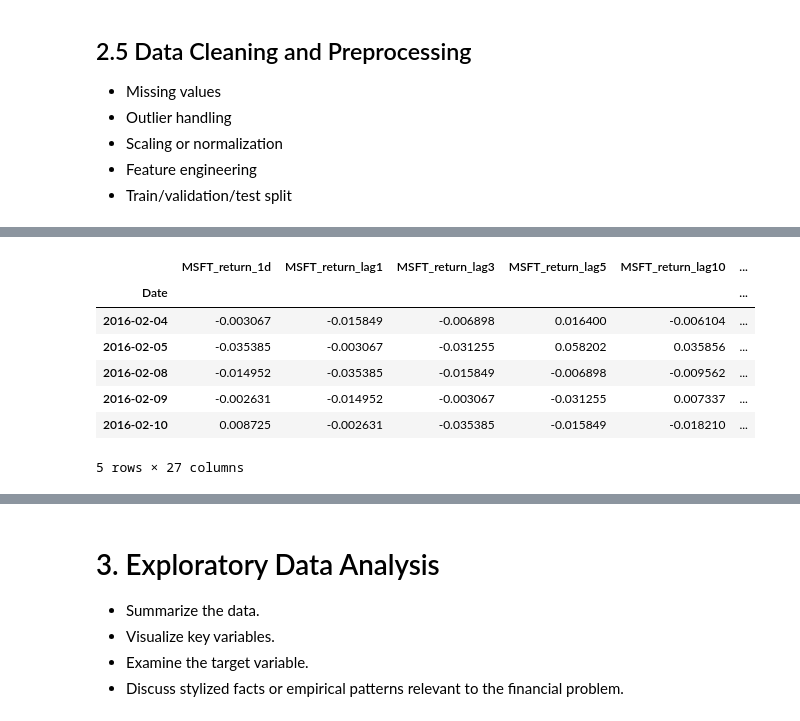
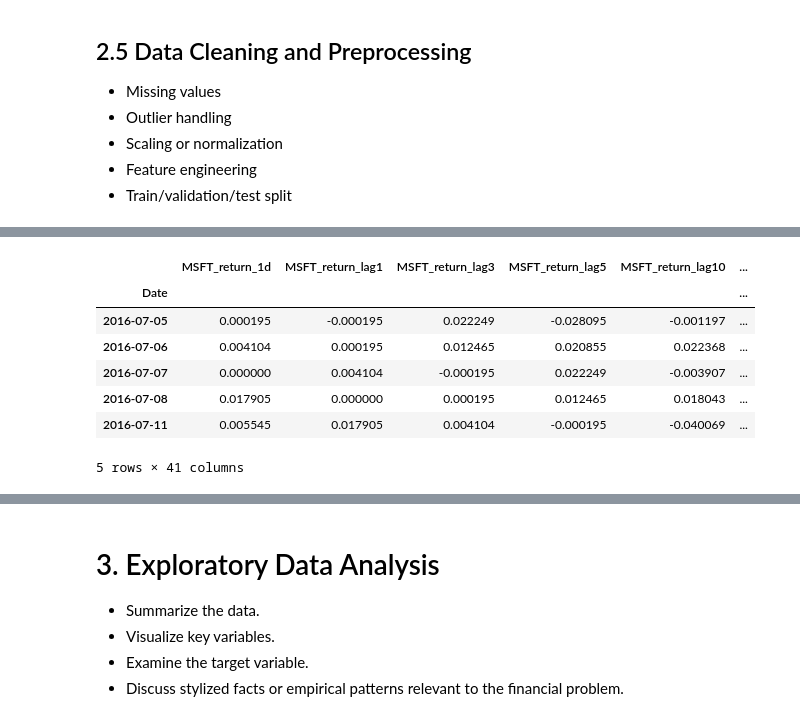
Before and after one commit to Emmaxustar/msft-volatility-prediction, a Jupyter notebook: CFRM521_project_template.ipynb, the cells around one changed output, grey strips where cells are left out. Drawn from its saved outputs; the diff is of its cells as text; code cells hidden in the pictures.

```diff
--- a/CFRM521_project_template.ipynb
+++ b/CFRM521_project_template.ipynb
@@ -68,7 +88,17 @@ np.random.seed(42)
 import yfinance as yf
 
 # Load data
-tickers = ['MSFT', 'SPY', 'QQQ', 'XLK', '^VIX']
+tickers = [
+    'MSFT',
+    'SPY',
+    'QQQ',
+    'XLK',
+    '^VIX',
+    '^VXN',
+    '^TNX',
+    'SOXX',
+    'TLT'
+]
 
 data = yf.download(
     tickers,
@@ -209,10 +275,10 @@ df['target_volatility_21d'] = (
 )
 # %%
 # =========================
-# 11. Final model dataset
+# 12. Final model dataset
 # =========================
 
-feature_cols = [
+core_feature_cols = [
     'MSFT_return_1d',
     'MSFT_return_lag1',
     'MSFT_return_lag3',
@@ -244,6 +310,30 @@ feature_cols = [
     'MSFT_minus_SPY_return'
 ]
 
+additional_feature_cols = [
+    'MSFT_rolling_vol_63',
+    'MSFT_rolling_vol_126',
+
+    'VIX_rolling_mean_21',
+    'VIX_rolling_mean_63',
+
+    'VXN_level',
+    'VXN_change',
+    'VXN_lag1',
+
+    'TNX_level',
+    'TNX_change',
+    'TNX_lag1',
+
+    'SOXX_return_1d',
+    'SOXX_rolling_vol_21',
+
+    'TLT_return_1d',
+    'TLT_rolling_vol_21'
+]
+
+feature_cols = core_feature_cols + additional_feature_cols
+
 target_cols = [
     'target_volatility_1d',
     'target_volatility_5d',
@@ -294,11 +384,11 @@ Final model_data shape: (2471, 27)
 |  | MSFT_return_1d | MSFT_return_lag1 | MSFT_return_lag3 | MSFT_return_lag5 | MSFT_return_lag10 | ... |
 | Date |  |  |  |  |  | ... |
-| 2016-02-04 | -0.003067 | -0.015849 | -0.006898 | 0.016400 | -0.006104 | ... |
-| 2016-02-05 | -0.035385 | -0.003067 | -0.031255 | 0.058202 | 0.035856 | ... |
-| 2016-02-08 | -0.014952 | -0.035385 | -0.015849 | -0.006898 | -0.009562 | ... |
-| 2016-02-09 | -0.002631 | -0.014952 | -0.003067 | -0.031255 | 0.007337 | ... |
-| 2016-02-10 | 0.008725 | -0.002631 | -0.035385 | -0.015849 | -0.018210 | ... |
+| 2016-07-05 | 0.000195 | -0.000195 | 0.022249 | -0.028095 | -0.001197 | ... |
+| 2016-07-06 | 0.004104 | 0.000195 | 0.012465 | 0.020855 | 0.022368 | ... |
+| 2016-07-07 | 0.000000 | 0.004104 | -0.000195 | 0.022249 | -0.003907 | ... |
+| 2016-07-08 | 0.017905 | 0.000000 | 0.000195 | 0.012465 | 0.018043 | ... |
+| 2016-07-11 | 0.005545 | 0.017905 | 0.004104 | -0.000195 | -0.040069 | ... |
-5 rows × 27 columns
+5 rows × 41 columns
 # %%
 # =========================
 # 14. Time-series train / validation / test split
```
Also changed, not shown: parts of 19 cells of this notebook.
